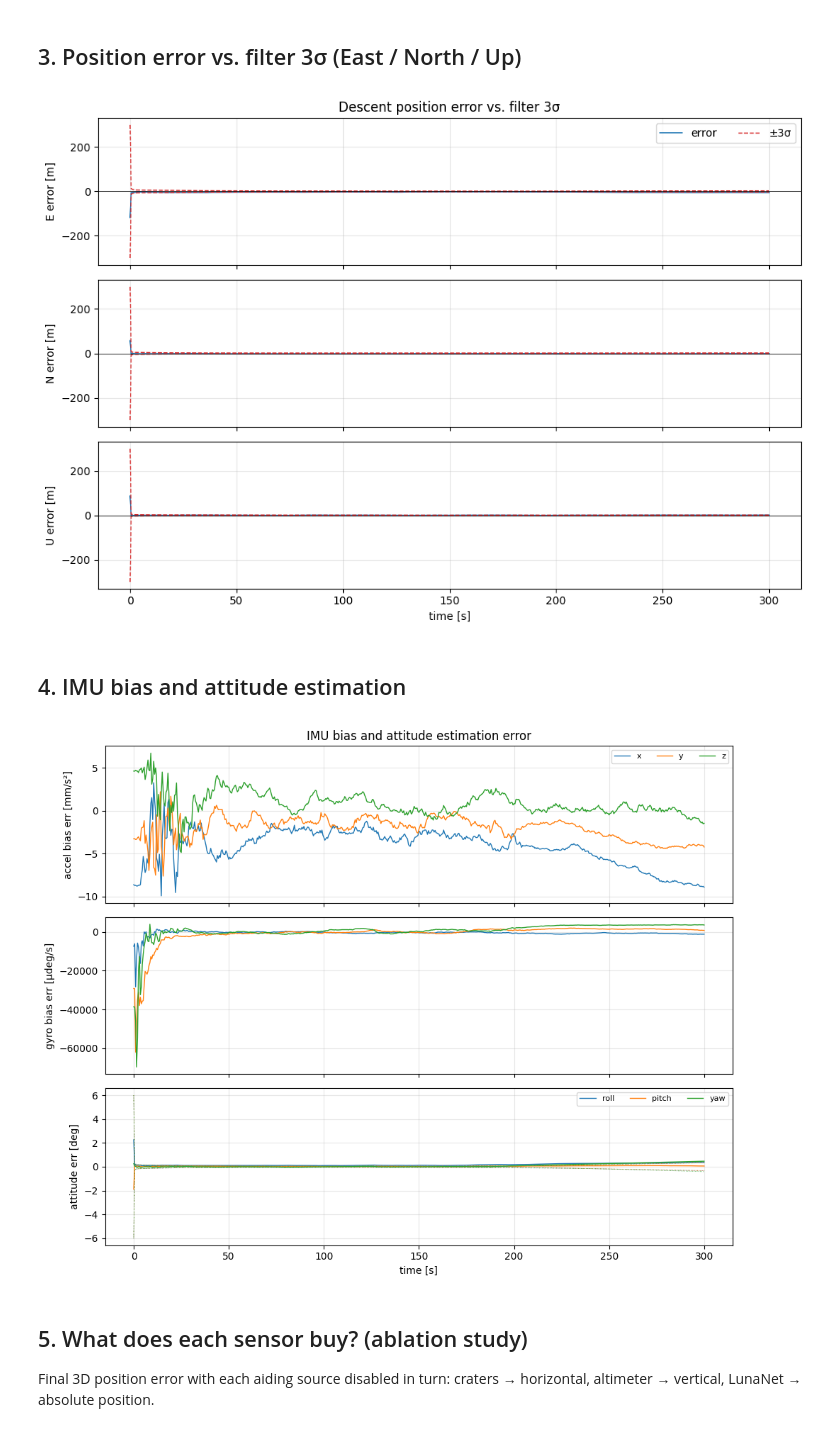
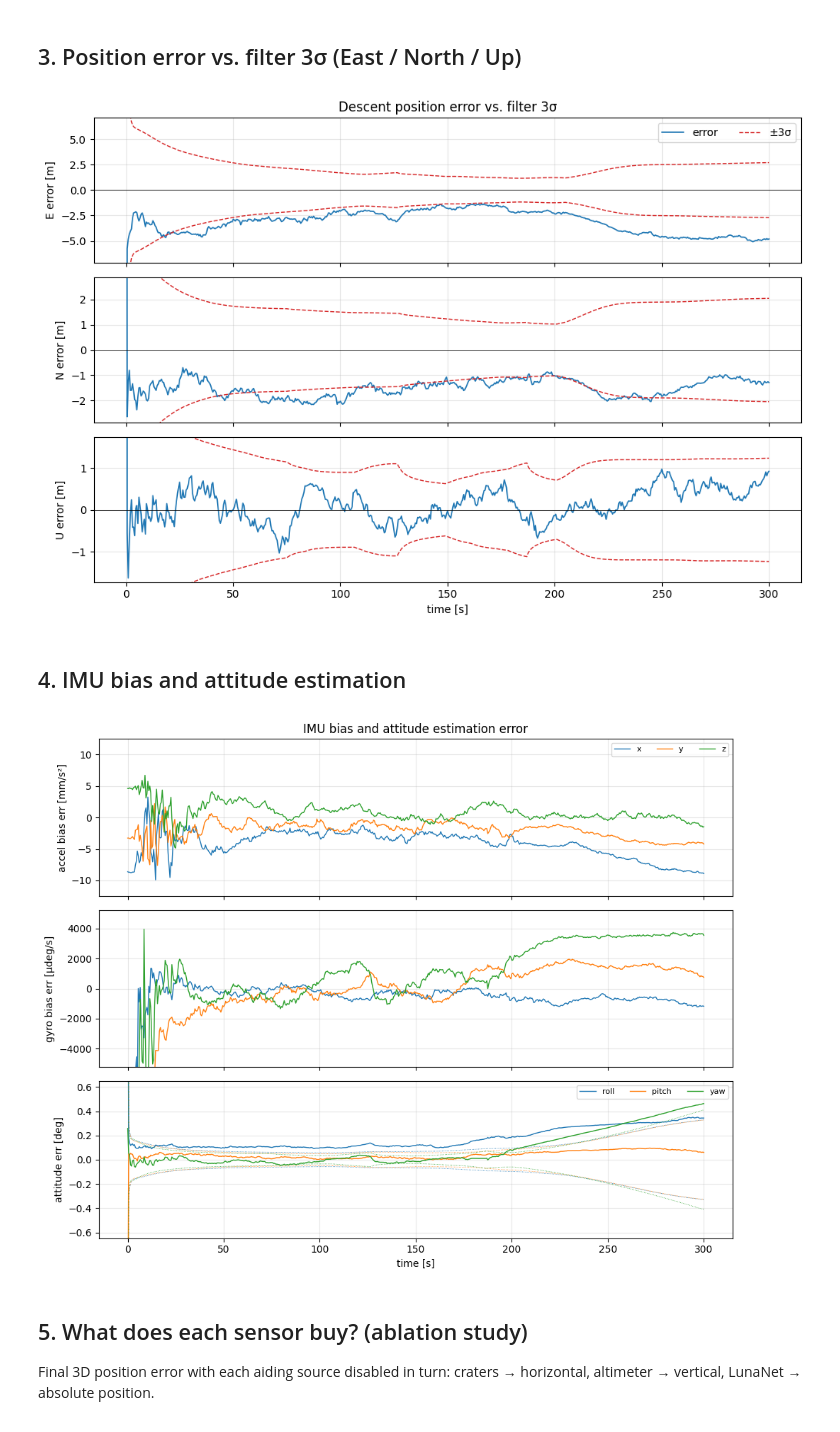
Before and after one commit to Stanford-NavLab/LuPNT, a Jupyter notebook: python/examples/ex11_lander_navigation.ipynb, the cells around one changed output. Saved outputs shown, nothing was run; the diff lists cells and outputs as text; code cells hidden in the pictures.

```diff
--- a/python/examples/ex11_lander_navigation.ipynb
+++ b/python/examples/ex11_lander_navigation.ipynb
@@ -20,6 +20,15 @@ from pathlib import Path
 import numpy as np
 import pandas as pd
 import matplotlib.pyplot as plt
+
+def zoom_ylim(ax, *series, frac=0.4, pad=1.4):
+    """Set a symmetric y-limit to the post-convergence range (last 1-frac of the run) of the
+    given series, so the plot illustrates the converged behavior rather than the large initial
+    transient."""
+    h = int(len(series[0]) * frac)
+    m = max(float(np.nanmax(np.abs(np.asarray(s)[h:]))) for s in series)
+    if m > 0:
+        ax.set_ylim(-pad * m, pad * m)
 
 DATA = None
 for _b in [Path.cwd(), *Path.cwd().parents]:
@@ -97,30 +106,34 @@ for ax, (lbl, ec, sc) in zip(axes, [("E", "pos_err_x", "pos_sigma_x"),
     ax.plot(t, 3 * s[sc], "C3--", lw=1, label="±3σ")
     ax.plot(t, -3 * s[sc], "C3--", lw=1)
     ax.axhline(0, color="k", lw=0.5); ax.set_ylabel(f"{lbl} error [m]"); ax.grid(alpha=0.3)
+    zoom_ylim(ax, s[ec], 3 * s[sc])
 axes[0].legend(loc="upper right", ncol=2); axes[-1].set_xlabel("time [s]")
 axes[0].set_title("Descent position error vs. filter 3σ")
 plt.tight_layout(); plt.show()
 # %% [output]
-[figure, old version]
+[figure, new version]
 # %% [markdown]
 ## 4. IMU bias and attitude estimation
 # %%
 fig, axes = plt.subplots(3, 1, figsize=(10, 8), sharex=True)
 for c, col in zip("xyz", ["C0", "C1", "C2"]):
     axes[0].plot(t, s[f"accel_bias_err_{c}"] * 1e3, col, lw=1, label=f"{c}")
     axes[1].plot(t, s[f"gyro_bias_err_{c}"] * 1e6 * 180 / np.pi, col, lw=1, label=f"{c}")
     axes[2].plot(t, s[f"att_err_deg_{c}"], col, lw=1, label=["roll", "pitch", "yaw"]["xyz".index(c)])
     axes[2].plot(t, 3 * s[f"att_sigma_deg_{c}"], col, lw=0.6, ls=":")
     axes[2].plot(t, -3 * s[f"att_sigma_deg_{c}"], col, lw=0.6, ls=":")
 axes[0].set_ylabel("accel bias err [mm/s²]"); axes[0].legend(ncol=3, fontsize=8)
 axes[1].set_ylabel("gyro bias err [µdeg/s]")
 axes[2].set_ylabel("attitude err [deg]"); axes[2].legend(ncol=3, fontsize=8)
 for ax in axes: ax.grid(alpha=0.3)
+zoom_ylim(axes[0], *[s[f"accel_bias_err_{c}"] * 1e3 for c in "xyz"])
+zoom_ylim(axes[1], *[s[f"gyro_bias_err_{c}"] * 1e6 * 180 / np.pi for c in "xyz"])
+zoom_ylim(axes[2], *[s[f"att_err_deg_{c}"] for c in "xyz"], *[3 * s[f"att_sigma_deg_{c}"] for c in "xyz"])
 axes[-1].set_xlabel("time [s]")
 axes[0].set_title("IMU bias and attitude estimation error")
 plt.tight_layout(); plt.show()
 # %% [output]
-[figure, old version]
+[figure, new version]
 # %% [markdown]
 ## 5. What does each sensor buy? (ablation study)
 
```
Also changed, not shown: 4 other files.
